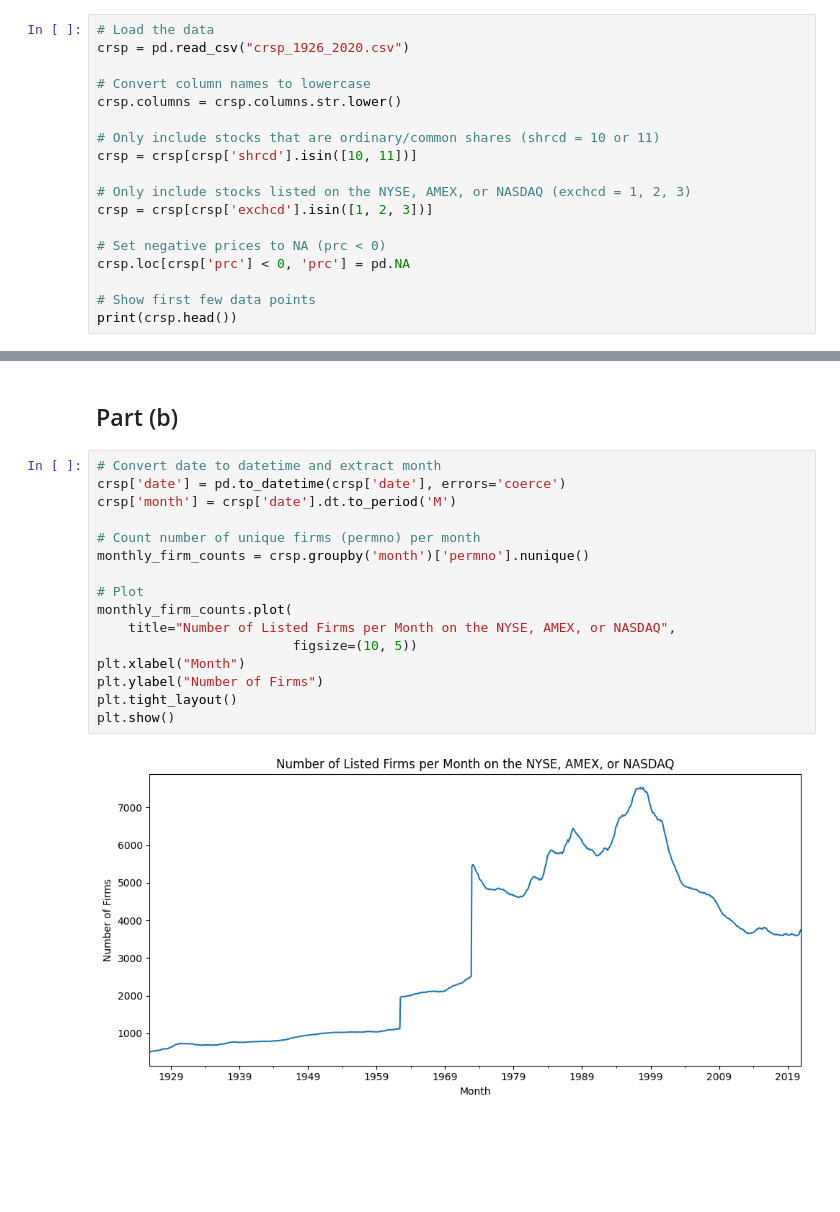
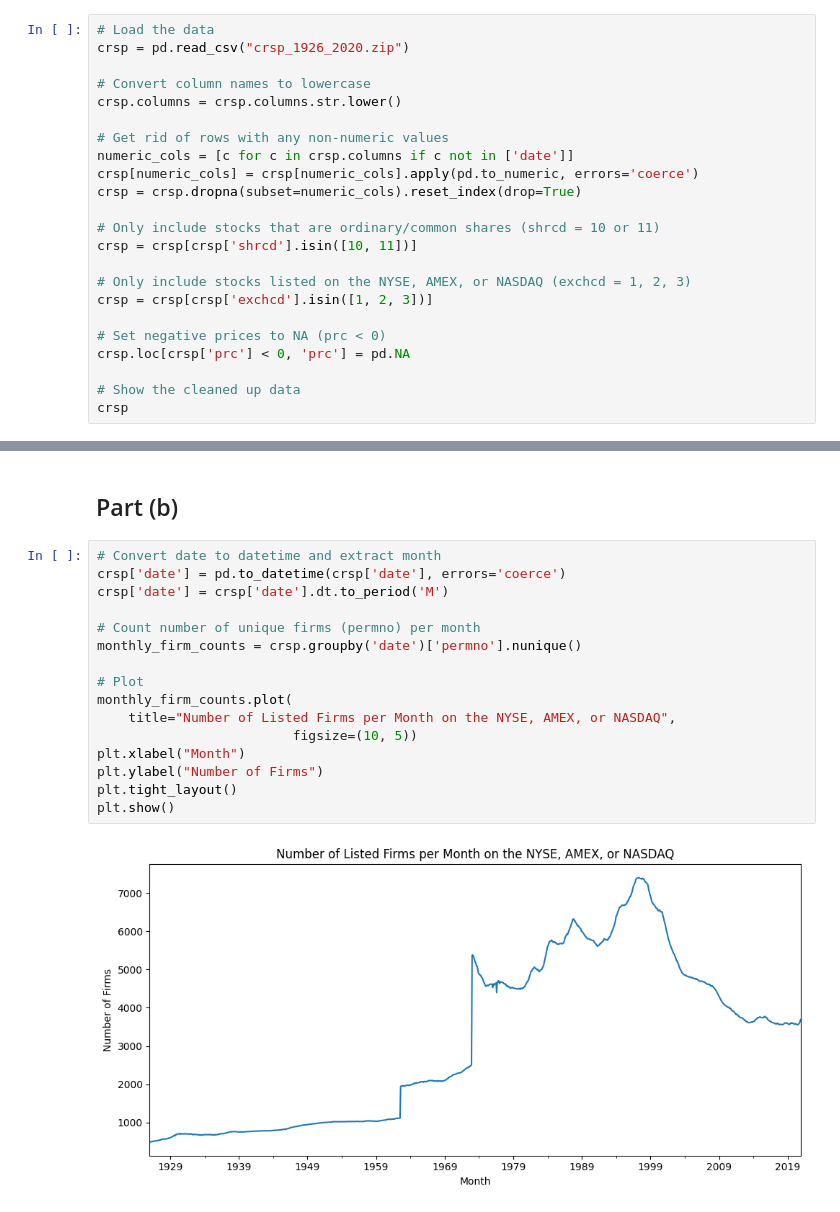
Before and after one commit to tiaeabraham/pbj-bem114, a Jupyter notebook: Problem Set 2/problem1.ipynb, the cells around one changed output, grey strips where cells are left out. Drawn from its saved outputs; the diff is of its cells as text; blank space fills up the shorter version.

```diff
--- a/Problem Set 2/problem1.ipynb
+++ b/Problem Set 2/problem1.ipynb
@@ -9,10 +9,15 @@ import matplotlib.pyplot as plt
 ## Part (a)
 # %%
 # Load the data
-crsp = pd.read_csv("crsp_1926_2020.csv")
+crsp = pd.read_csv("crsp_1926_2020.zip")
 
 # Convert column names to lowercase
 crsp.columns = crsp.columns.str.lower()
+
+# Get rid of rows with any non-numeric values
+numeric_cols = [c for c in crsp.columns if c not in ['date']]
+crsp[numeric_cols] = crsp[numeric_cols].apply(pd.to_numeric, errors='coerce')
+crsp = crsp.dropna(subset=numeric_cols).reset_index(drop=True)
 
 # Only include stocks that are ordinary/common shares (shrcd = 10 or 11)
 crsp = crsp[crsp['shrcd'].isin([10, 11])]
@@ -23,6 +28,6 @@ crsp = crsp[crsp['exchcd'].isin([1, 2, 3])]
 # Set negative prices to NA (prc < 0)
 crsp.loc[crsp['prc'] < 0, 'prc'] = pd.NA
 
-# Show first few data points
-print(crsp.head())
+# Show the cleaned up data
+crsp
 # %% [output]
@@ -37,18 +49,18 @@ print(crsp.head())
 # %%
 # Convert date to datetime and extract month
 crsp['date'] = pd.to_datetime(crsp['date'], errors='coerce')
-crsp['month'] = crsp['date'].dt.to_period('M')
+crsp['date'] = crsp['date'].dt.to_period('M')
 
 # Count number of unique firms (permno) per month
-monthly_firm_counts = crsp.groupby('month')['permno'].nunique()
+monthly_firm_counts = crsp.groupby('date')['permno'].nunique()
 
 # Plot
 monthly_firm_counts.plot(
     title="Number of Listed Firms per Month on the NYSE, AMEX, or NASDAQ",
                          figsize=(10, 5))
 plt.xlabel("Month")
 plt.ylabel("Number of Firms")
 plt.tight_layout()
 plt.show()
 # %% [output]
-[figure, old version]
+[figure, new version]
```
Also changed, not shown: parts of 1 cell of this notebook, 4 other files.
